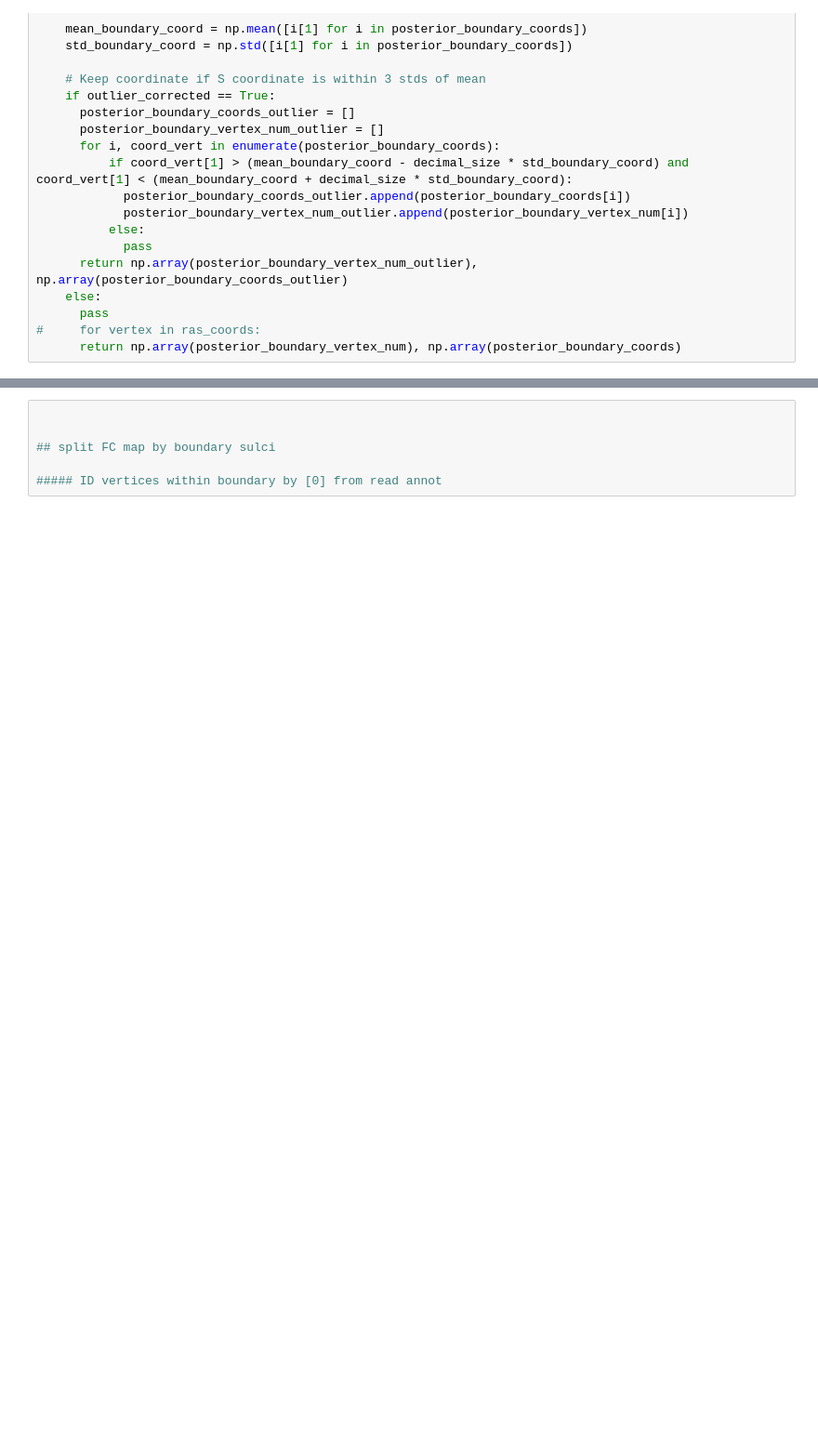
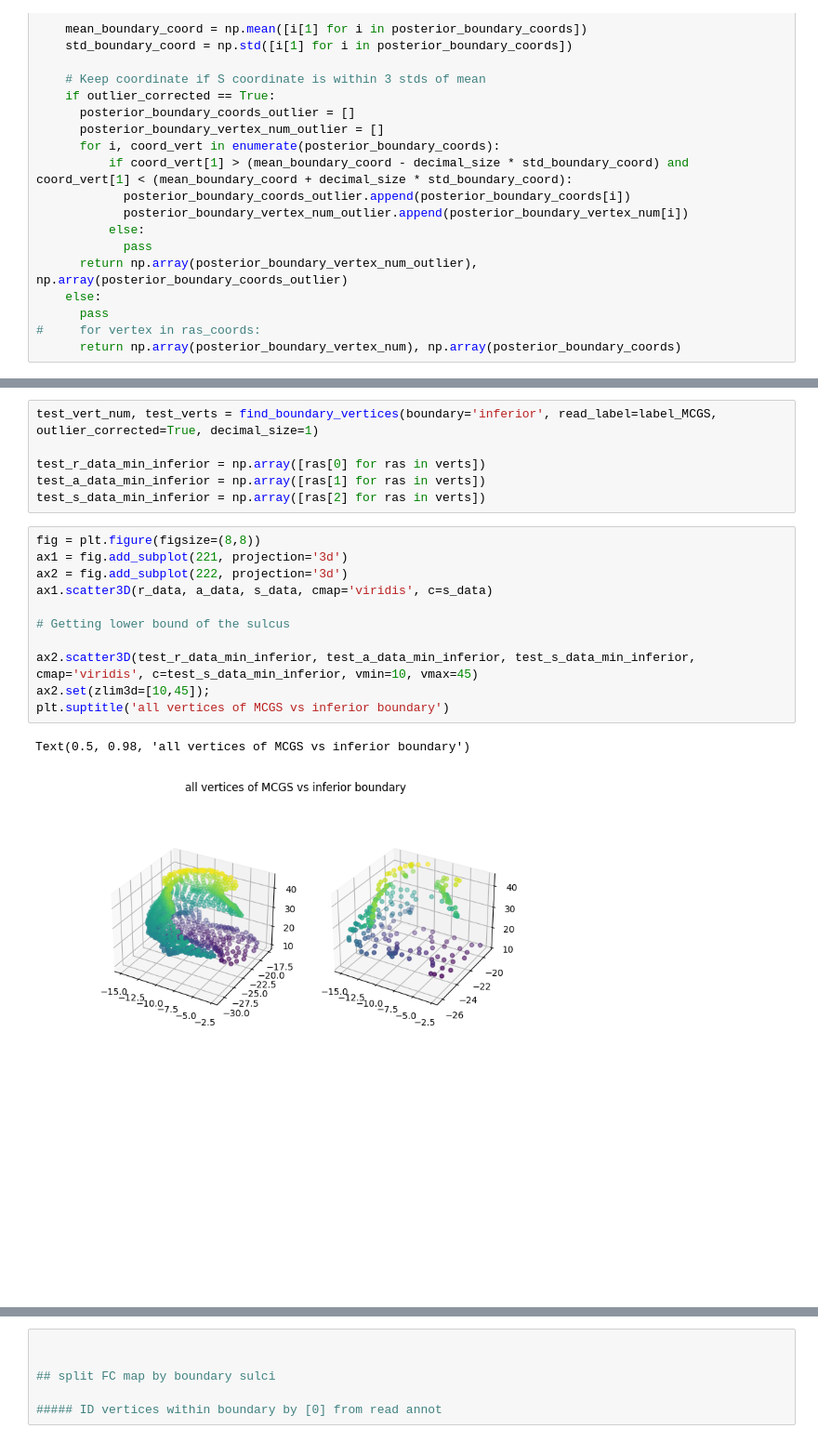
Before and after one commit to b-parker/CNL_scalpel, a Jupyter notebook: scripts/CNL_scalpel_scratch.ipynb, the cells around one changed output, grey strips where cells are left out. Shown at 93% size. Cells and saved outputs as stored; diff of their text form; blank space fills up the shorter version.

```diff
--- a/scripts/CNL_scalpel_scratch.ipynb
+++ b/scripts/CNL_scalpel_scratch.ipynb
@@ -269,0 +449,20 @@ plt.show();
+# %%
+test_vert_num, test_verts = find_boundary_vertices(boundary='inferior', read_label=label_MCGS, outlier_corrected=True, decimal_size=1)
+
+test_r_data_min_inferior = np.array([ras[0] for ras in verts])
+test_a_data_min_inferior = np.array([ras[1] for ras in verts])
+test_s_data_min_inferior = np.array([ras[2] for ras in verts])
+# %%
+fig = plt.figure(figsize=(8,8))
+ax1 = fig.add_subplot(221, projection='3d')
+ax2 = fig.add_subplot(222, projection='3d')
+ax1.scatter3D(r_data, a_data, s_data, cmap='viridis', c=s_data)
+
+# Getting lower bound of the sulcus
+
+ax2.scatter3D(test_r_data_min_inferior, test_a_data_min_inferior, test_s_data_min_inferior, cmap='viridis', c=test_s_data_min_inferior, vmin=10, vmax=45)
+ax2.set(zlim3d=[10,45]);
+plt.suptitle('all vertices of MCGS vs inferior boundary')
+# %% [output]
+Text(0.5, 0.98, 'all vertices of MCGS vs inferior boundary')
+[figure, added]
```
Also changed, not shown: parts of 11 cells of this notebook, 3 other files.
